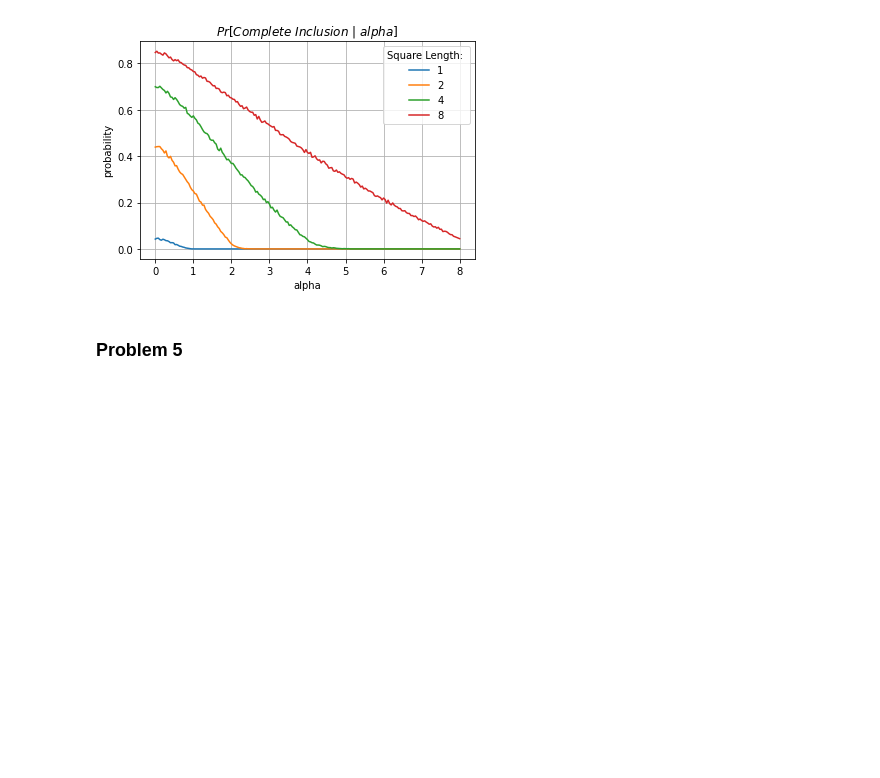
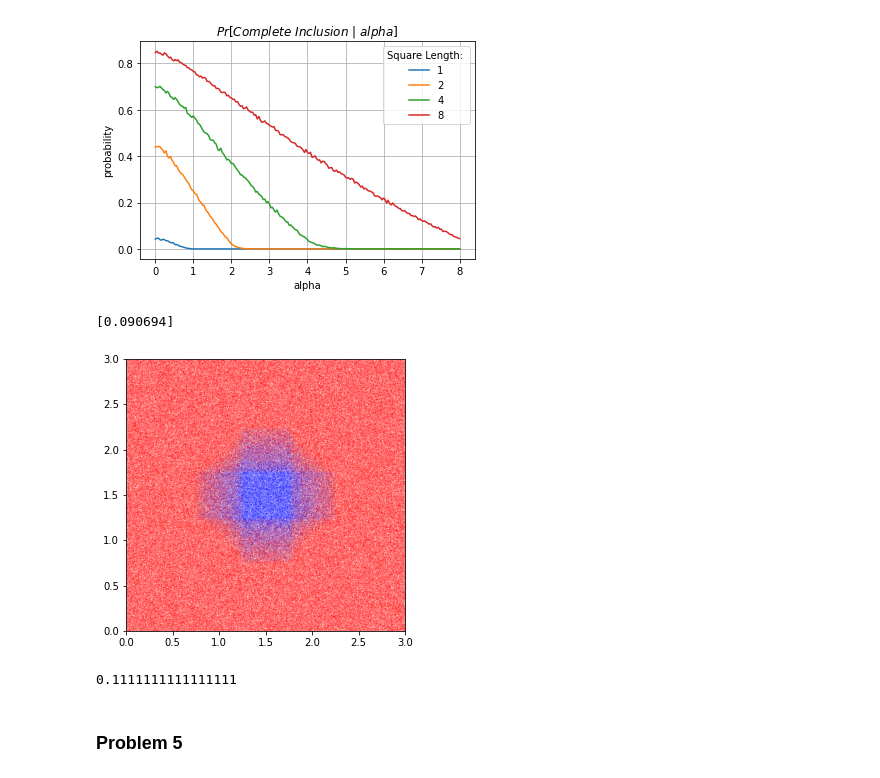
Before and after one commit to MohsenGhodrati/Homeworks, a Jupyter notebook: Applied Stochastic Processes (Spring 2022)/Applied Stochastic Processes - Spring 2022.ipynb, the cells around one changed output. Drawn from its saved outputs; the diff is of its cells as text; code cells hidden in the pictures; blank space fills up the shorter version.

```diff
--- a/Applied Stochastic Processes (Spring 2022)/Applied Stochastic Processes - Spring 2022.ipynb
+++ b/Applied Stochastic Processes (Spring 2022)/Applied Stochastic Processes - Spring 2022.ipynb
@@ -141,6 +141,45 @@ plt.ylabel('probability')
 plt.show()
 # %% [output]
 [figure]
+# %%
+T = 1000000
+
+l = 3
+alpha = 1.25
+beta = 0.75
+
+results = []
+x_center = np.random.rand(T) * l
+y_center = np.random.rand(T) * l
+theta = np.random.rand(T) * np.pi
+cos_theta_square = np.cos(theta) ** 2
+sin_theta_square = np.sin(theta) ** 2
+y_max_length = np.sqrt((alpha ** 2) * cos_theta_square + (beta ** 2) * sin_theta_square)
+x_max_length = np.sqrt((alpha ** 2) * sin_theta_square + (beta ** 2) * cos_theta_square)
+results.append(np.count_nonzero(
+    (x_center - x_max_length > 0) &
+    (x_center + x_max_length < l) &
+    (y_center - y_max_length > 0) &
+    (y_center + y_max_length < l)
+) / T)
+
+results
+# %% [output]
+[0.090694]
+# %%
+plt.figure(figsize=(5, 5))
+r = (x_center - x_max_length > 0) & (x_center + x_max_length < l) & (y_center - y_max_length > 0) & (y_center + y_max_length < l)
+plt.scatter(x_center[r], y_center[r], marker='.', s=0.1, color='blue', alpha=0.1)
+plt.scatter(x_center[~r], y_center[~r], marker='.', s=0.1, color='red', alpha=0.1)
+plt.xlim(0,l)
+plt.ylim(0,l)
+plt.show()
+# %% [output]
+[figure, added]
+# %%
+1/9
+# %% [output]
+0.1111111111111111
 # %% [markdown]
 ### Problem 5
 # %%
```
Also changed, not shown: 9 other files.
